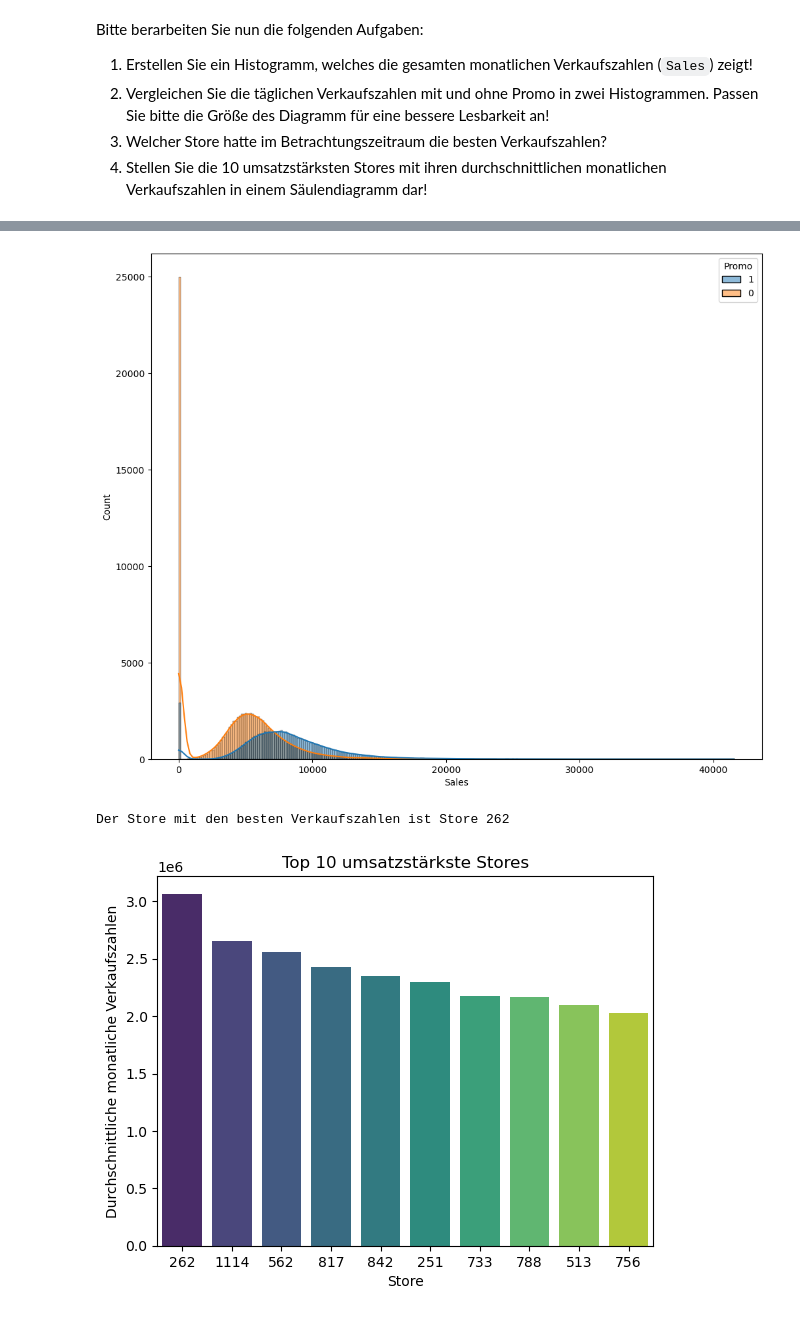
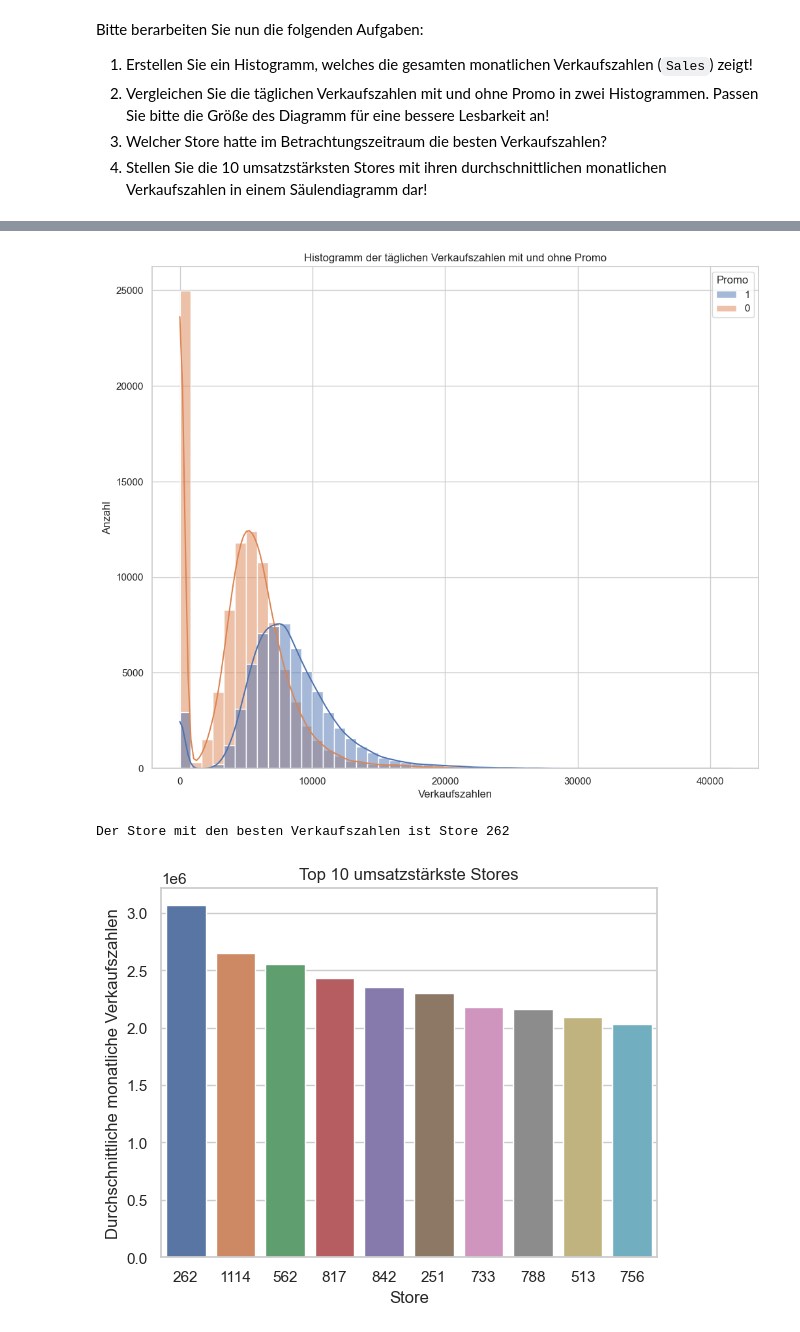
Before and after one commit to FlorianWolff95/DHBW_BI_S24, a Jupyter notebook: Data_Visualization.ipynb, the cells around one changed output, grey strips where cells are left out. Cells and saved outputs as stored; diff of their text form; code cells hidden in the pictures.

Commit message:
add nicer theme

```diff
--- a/Data_Visualization.ipynb
+++ b/Data_Visualization.ipynb
@@ -217,26 +217,31 @@ Bitte berarbeiten Sie nun die folgenden Aufgaben:
 # %%
 import seaborn as sns
 
+sns.set_theme(style="whitegrid")
+
 # 1. Histogramm der monatlichen Verkaufszahlen
-sns.histplot(data=sales, x="Sales", kde=True)
+sns.histplot(data=sales, x="Sales", kde=True, bins=50)
 plt.title("Histogramm der monatlichen Verkaufszahlen")
 plt.xlabel("Verkaufszahlen")
 plt.ylabel("Anzahl")
 plt.show()
 
 # 2. Histogramm der täglichen Verkaufszahlen mit und ohne Promo
-fig, axes = plt.subplots(figsize=(12, 10))
-
-sns.histplot(data=sales, x="Sales", kde=True, hue="Promo", ax=axes)
+plt.figure(figsize=(12, 10))
+plt.title("Histogramm der täglichen Verkaufszahlen mit und ohne Promo")
+sns.histplot(data=sales, x="Sales", kde=True, hue="Promo", bins=50)
+plt.xlabel("Verkaufszahlen")
+plt.ylabel("Anzahl")
 plt.show()
 
 # 3. Store mit den besten Verkaufszahlen
+plt.title("Verkaufszahlen jedes Stores")
 best_store = sales.groupby("Store")["Sales"].sum().idxmax()
 print(f"Der Store mit den besten Verkaufszahlen ist Store {best_store}")
 
 # 4. Säulendiagramm der umsatzstärksten Stores
 top_10_stores = sales.groupby("Store")["Sales"].sum().nlargest(10)
-sns.barplot(x=top_10_stores.index, y=top_10_stores.values, palette="viridis")
+sns.barplot(x=top_10_stores.index, y=top_10_stores.values)
 plt.title("Top 10 umsatzstärkste Stores")
 plt.xlabel("Store")
 plt.ylabel("Durchschnittliche monatliche Verkaufszahlen")
@@ -246,3 +251,3 @@ plt.show()
-[figure, old version]
+[figure, new version]
 Der Store mit den besten Verkaufszahlen ist Store 262
-[figure, old version]
+[figure, new version]
```
Also changed, not shown: parts of 1 cell of this notebook.
